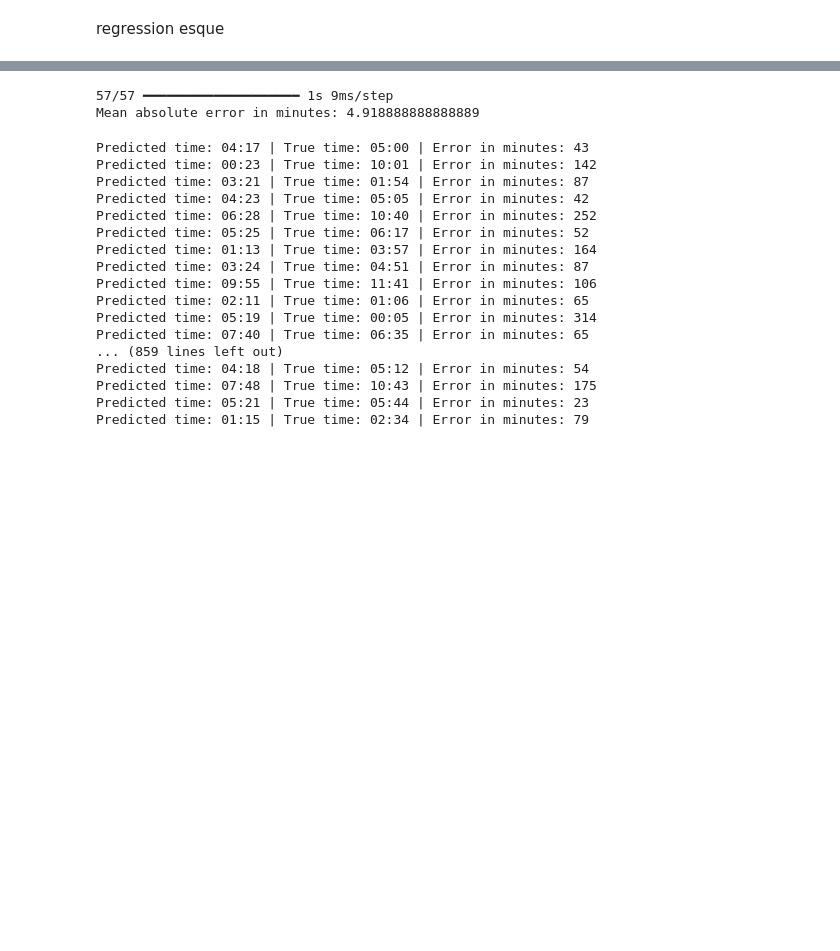
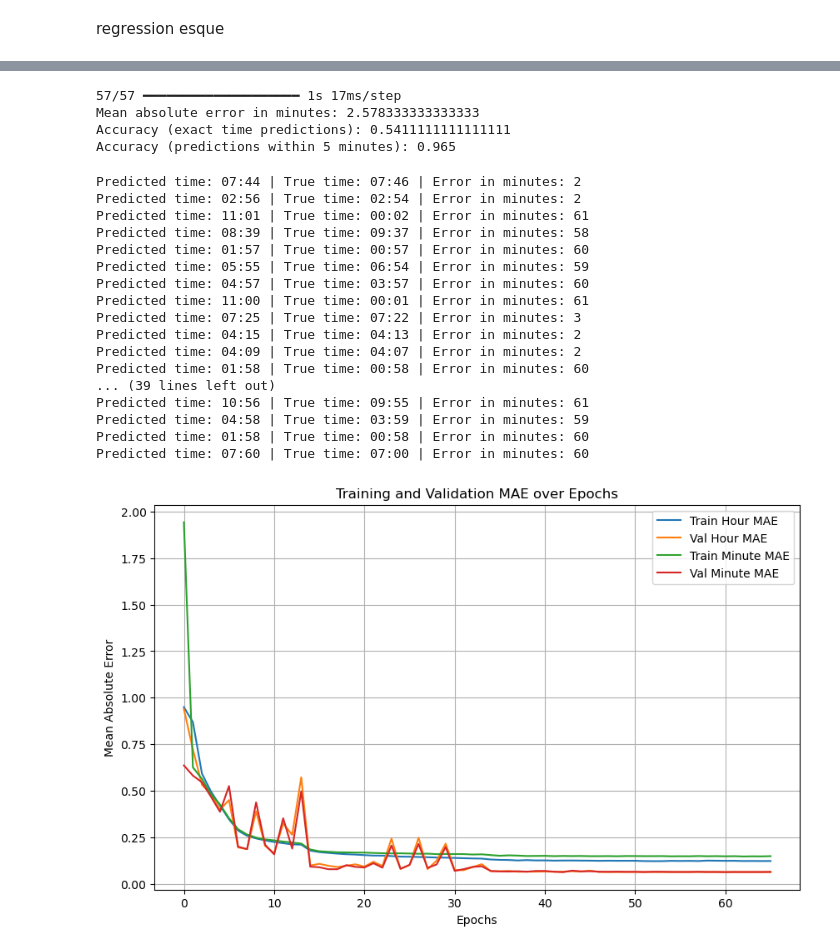
Before and after one commit to oloftijs/ITDLA1, a Jupyter notebook: a1_task_2_Olaf.ipynb, the cells around one changed output, grey strips where cells are left out. Saved outputs shown, nothing was run; the diff lists cells and outputs as text; code cells hidden in the pictures; blank space fills up the shorter version.

```diff
--- a/a1_task_2_Olaf.ipynb
+++ b/a1_task_2_Olaf.ipynb
@@ -767,7 +758,6 @@ pred_hours = sin_cos_to_time(y_pred[0], 12)
 pred_minutes = sin_cos_to_time(y_pred[1], 60)
 total_pred_minutes = pred_hours * 60 + pred_minutes
 
-#do the same for true values
 true_hours = sin_cos_to_time(y_hour_test, 12)
 true_minutes = sin_cos_to_time(y_minute_test, 60)
 total_true_minutes = true_hours * 60 + true_minutes
@@ -776,29 +766,61 @@ abs_error = np.abs(error_in_minutes)
 cyclical_error = np.minimum(abs_error, 720 - abs_error)
 
 print("Mean absolute error in minutes:", np.mean(cyclical_error))
+#print accuracy
+correct_predictions = np.sum(cyclical_error == 0)
+total_predictions = len(cyclical_error)
+accuracy = correct_predictions / total_predictions
+print("Accuracy (exact time predictions):", accuracy)
+#accuracy within 5 minutes
+correct_within_5 = np.sum(cyclical_error <= 5)
+accuracy_within_5 = correct_within_5 / total_predictions
+print("Accuracy (predictions within 5 minutes):", accuracy_within_5)
 # %% [output]
-57/57 ━━━━━━━━━━━━━━━━━━━━ 1s 9ms/step
-Mean absolute error in minutes: 4.918888888888889
+57/57 ━━━━━━━━━━━━━━━━━━━━ 1s 17ms/step
+Mean absolute error in minutes: 2.578333333333333
+Accuracy (exact time predictions): 0.5411111111111111
+Accuracy (predictions within 5 minutes): 0.965
 # %%
 #sanity check
 for i in range(1000):
-    if cyclical_error[i] > 20:
+    if cyclical_error[i] > 1:
         print(f"Predicted time: {pred_hours[i]:02d}:{pred_minutes[i]:02d} | True time: {true_hours[i]:02d}:{true_minutes[i]:02d} | Error in minutes: {cyclical_error[i]}")
 # %% [output]
-Predicted time: 04:17 | True time: 05:00 | Error in minutes: 43
-Predicted time: 00:23 | True time: 10:01 | Error in minutes: 142
-Predicted time: 03:21 | True time: 01:54 | Error in minutes: 87
-Predicted time: 04:23 | True time: 05:05 | Error in minutes: 42
-Predicted time: 06:28 | True time: 10:40 | Error in minutes: 252
-Predicted time: 05:25 | True time: 06:17 | Error in minutes: 52
-Predicted time: 01:13 | True time: 03:57 | Error in minutes: 164
-Predicted time: 03:24 | True time: 04:51 | Error in minutes: 87
-Predicted time: 09:55 | True time: 11:41 | Error in minutes: 106
-Predicted time: 02:11 | True time: 01:06 | Error in minutes: 65
-Predicted time: 05:19 | True time: 00:05 | Error in minutes: 314
-Predicted time: 07:40 | True time: 06:35 | Error in minutes: 65
-... (859 lines left out)
-Predicted time: 04:18 | True time: 05:12 | Error in minutes: 54
-Predicted time: 07:48 | True time: 10:43 | Error in minutes: 175
-Predicted time: 05:21 | True time: 05:44 | Error in minutes: 23
-Predicted time: 01:15 | True time: 02:34 | Error in minutes: 79
+Predicted time: 07:44 | True time: 07:46 | Error in minutes: 2
+Predicted time: 02:56 | True time: 02:54 | Error in minutes: 2
+Predicted time: 11:01 | True time: 00:02 | Error in minutes: 61
+Predicted time: 08:39 | True time: 09:37 | Error in minutes: 58
+Predicted time: 01:57 | True time: 00:57 | Error in minutes: 60
+Predicted time: 05:55 | True time: 06:54 | Error in minutes: 59
+Predicted time: 04:57 | True time: 03:57 | Error in minutes: 60
+Predicted time: 11:00 | True time: 00:01 | Error in minutes: 61
+Predicted time: 07:25 | True time: 07:22 | Error in minutes: 3
+Predicted time: 04:15 | True time: 04:13 | Error in minutes: 2
+Predicted time: 04:09 | True time: 04:07 | Error in minutes: 2
+Predicted time: 01:58 | True time: 00:58 | Error in minutes: 60
+... (39 lines left out)
+Predicted time: 10:56 | True time: 09:55 | Error in minutes: 61
+Predicted time: 04:58 | True time: 03:59 | Error in minutes: 59
+Predicted time: 01:58 | True time: 00:58 | Error in minutes: 60
+Predicted time: 07:60 | True time: 07:00 | Error in minutes: 60
+# %%
+#plot mae over epochs
+import pandas as pd
+import matplotlib.pyplot as plt
+
+
+log_data = pd.read_csv("time_dual_head_training_log_data_gen.csv")
+plt.figure(figsize=(10, 6))
+plt.plot(log_data['epoch'], log_data['hour_output_mean_absolute_error'], label='Train Hour MAE')
+plt.plot(log_data['epoch'], log_data['val_hour_output_mean_absolute_error'], label='Val Hour MAE')
+plt.plot(log_data['epoch'], log_data['minute_output_mean_absolute_error'], label='Train Minute MAE')
+plt.plot(log_data['epoch'], log_data['val_minute_output_mean_absolute_error'], label='Val Minute MAE')
+
+plt.xlabel('Epochs')
+plt.ylabel('Mean Absolute Error')
+plt.title('Training and Validation MAE over Epochs')
+plt.legend()
+plt.grid()
+plt.savefig("dual_head_mae_plot2.png")
+# %% [output]
+[figure, added]
```
Also changed, not shown: parts of 6 cells of this notebook, 1 other file.
